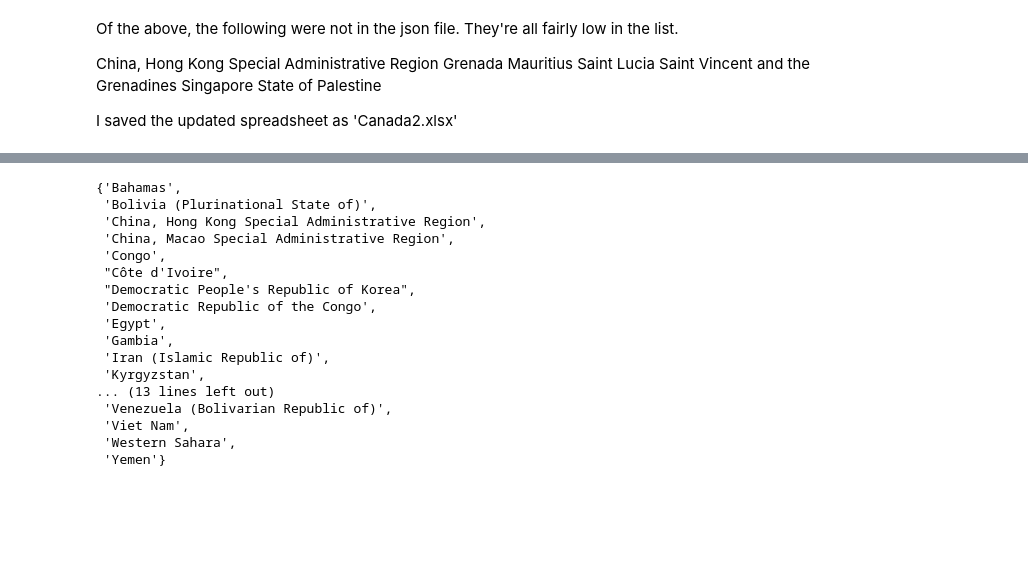
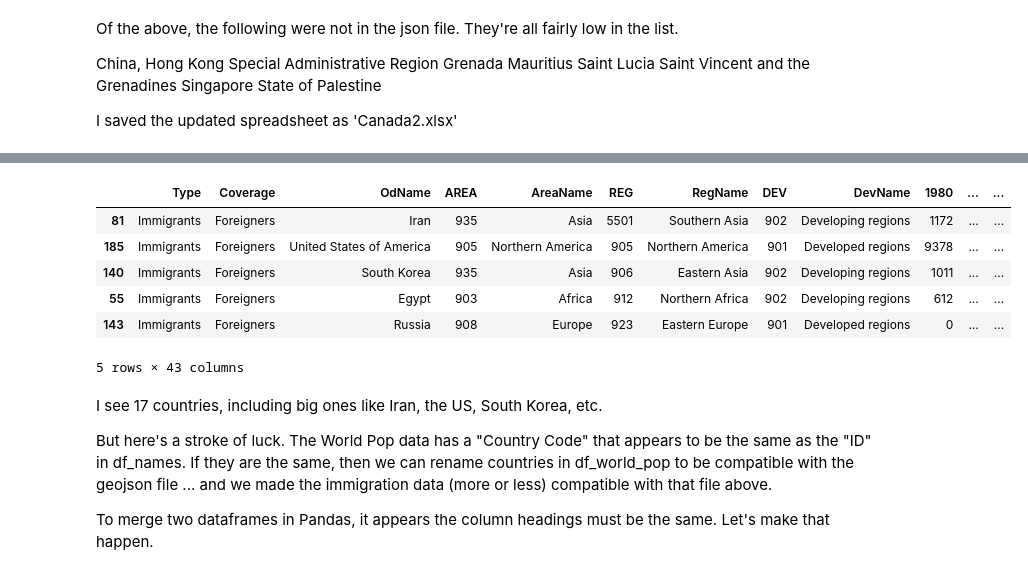
Before and after one commit to JamesDCage/31-31-Canada-01, a Jupyter notebook: Clean world_countries.json.ipynb, the cells around one changed output, grey strips where cells are left out. Cells and saved outputs as stored; diff of their text form; code cells hidden in the pictures; blank space fills up the shorter version.

```diff
--- a/Clean world_countries.json.ipynb
+++ b/Clean world_countries.json.ipynb
@@ -182,20 +181,20 @@ df_world_pop.head()
-# %%
-set(df_can.OdName) - set(df_world_pop.Country)
-# %% [output]
-{'Bahamas',
- 'Bolivia (Plurinational State of)',
- 'China, Hong Kong Special Administrative Region',
- 'China, Macao Special Administrative Region',
- 'Congo',
- "Côte d'Ivoire",
- "Democratic People's Republic of Korea",
- 'Democratic Republic of the Congo',
- 'Egypt',
- 'Gambia',
- 'Iran (Islamic Republic of)',
- 'Kyrgyzstan',
-... (13 lines left out)
- 'Venezuela (Bolivarian Republic of)',
- 'Viet Nam',
- 'Western Sahara',
- 'Yemen'}
+# %%
+# How many countries in df_names do not have a matching entry in df_world_pop? And are they countries of interest?
+
+missing = list(set(df_names.Country) - set(df_world_pop['Country Name']))
+df_can_missing = df_can[df_can['OdName'].isin(missing)]
+df_can_missing.sort_values(by=[2013], ascending=False).head()
+# %% [output]
+|  | Type | Coverage | OdName | AREA | AreaName | REG | RegName | DEV | DevName | 1980 | ... | ... |
+| 81 | Immigrants | Foreigners | Iran | 935 | Asia | 5501 | Southern Asia | 902 | Developing regions | 1172 | ... | ... |
+| 185 | Immigrants | Foreigners | United States of America | 905 | Northern America | 905 | Northern America | 901 | Developed regions | 9378 | ... | ... |
+| 140 | Immigrants | Foreigners | South Korea | 935 | Asia | 906 | Eastern Asia | 902 | Developing regions | 1011 | ... | ... |
+| 55 | Immigrants | Foreigners | Egypt | 903 | Africa | 912 | Northern Africa | 902 | Developing regions | 612 | ... | ... |
+| 143 | Immigrants | Foreigners | Russia | 908 | Europe | 923 | Eastern Europe | 901 | Developed regions | 0 | ... | ... |
+5 rows × 43 columns
+# %% [markdown]
+I see 17 countries, including big ones like Iran, the US, South Korea, etc.
+
+But here's a stroke of luck. The World Pop data has a "Country Code" that appears to be the same as the "ID" in df_names. If they are the same, then we can rename countries in df_world_pop to be compatible with the geojson file ... and we made the immigration data (more or less) compatible with that file above.
+
+To merge two dataframes in Pandas, it appears the column headings must be the same. Let's make that happen.
```
Also changed, not shown: parts of 20 cells of this notebook.
